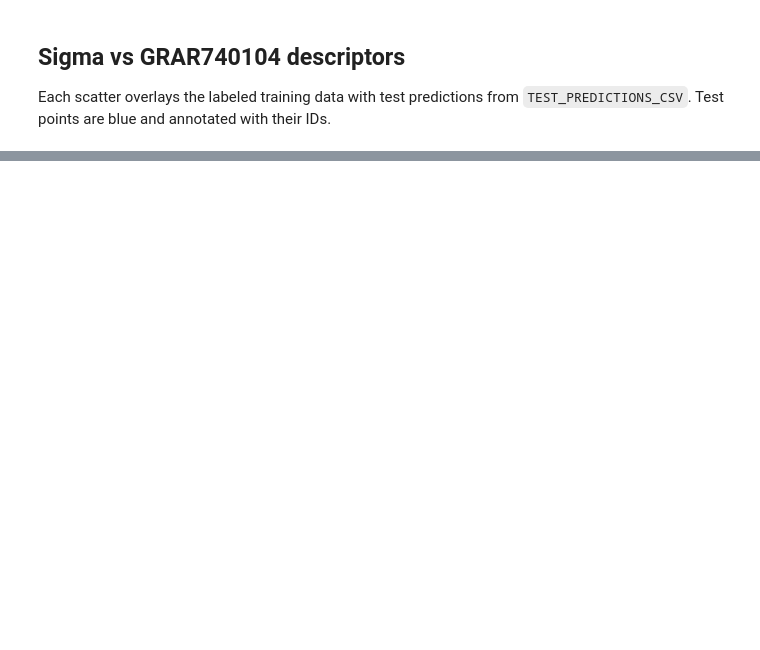
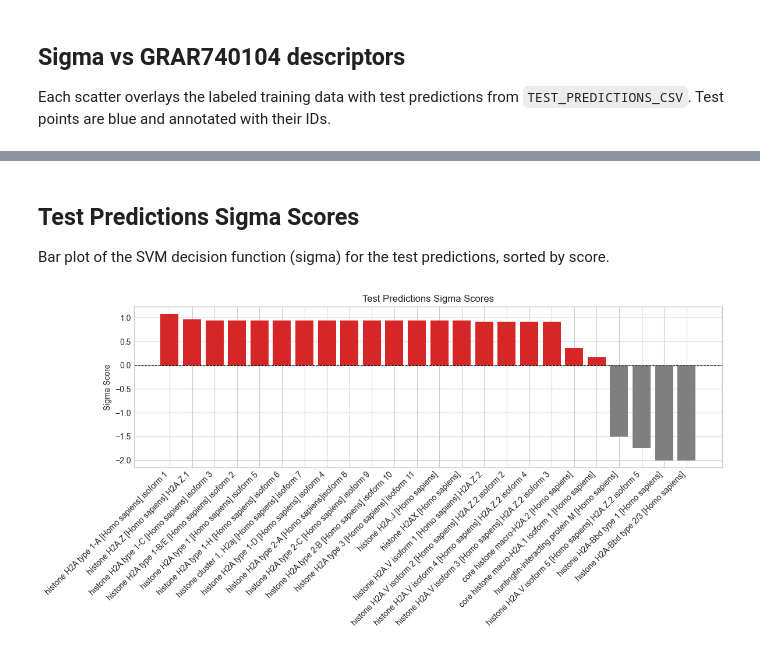
Before and after one commit to KYinXu/Peptide-Anti-microbial-Properties-Prediction, a Jupyter notebook: notebooks/svm_descriptor_analysis.ipynb, the cells around one changed output, grey strips where cells are left out. Cells and saved outputs as stored; diff of their text form; code cells hidden in the pictures; blank space fills up the shorter version.

```diff
--- a/notebooks/svm_descriptor_analysis.ipynb
+++ b/notebooks/svm_descriptor_analysis.ipynb
@@ -180,0 +181,29 @@ plt.show()
+# %% [markdown]
+## Test Predictions Sigma Scores
+
+Bar plot of the SVM decision function (sigma) for the test predictions, sorted by score.
+# %%
+def plot_test_sigma_bars(test_df: pd.DataFrame) -> None:
+    if test_df.empty:
+        print("No test predictions available to plot.")
+        return
+
+    df_sorted = test_df.sort_values("sigma", ascending=False)
+
+    fig, ax = plt.subplots(figsize=(12, 6))
+    colors = ["tab:red" if s > 0 else "tab:gray" for s in df_sorted["sigma"]]
+
+    ax.bar((df_sorted["name"] if "name" in df_sorted.columns else df_sorted["id"]).astype(str), df_sorted["sigma"], color=colors)
+    ax.axhline(0.0, color="black", linewidth=0.8, linestyle="--")
+
+    ax.set_xticks(range(len(df_sorted)))
+    ax.set_xticklabels((df_sorted["name"] if "name" in df_sorted.columns else df_sorted["id"]).astype(str), rotation=45, ha="right")
+    ax.set_ylabel("Sigma Score")
+    ax.set_title("Test Predictions Sigma Scores")
+
+    fig.tight_layout()
+    plt.show()
+
+plot_test_sigma_bars(test_predictions)
+# %% [output]
+[figure, added]
```
Also changed, not shown: parts of 5 cells of this notebook, 33 other files.
